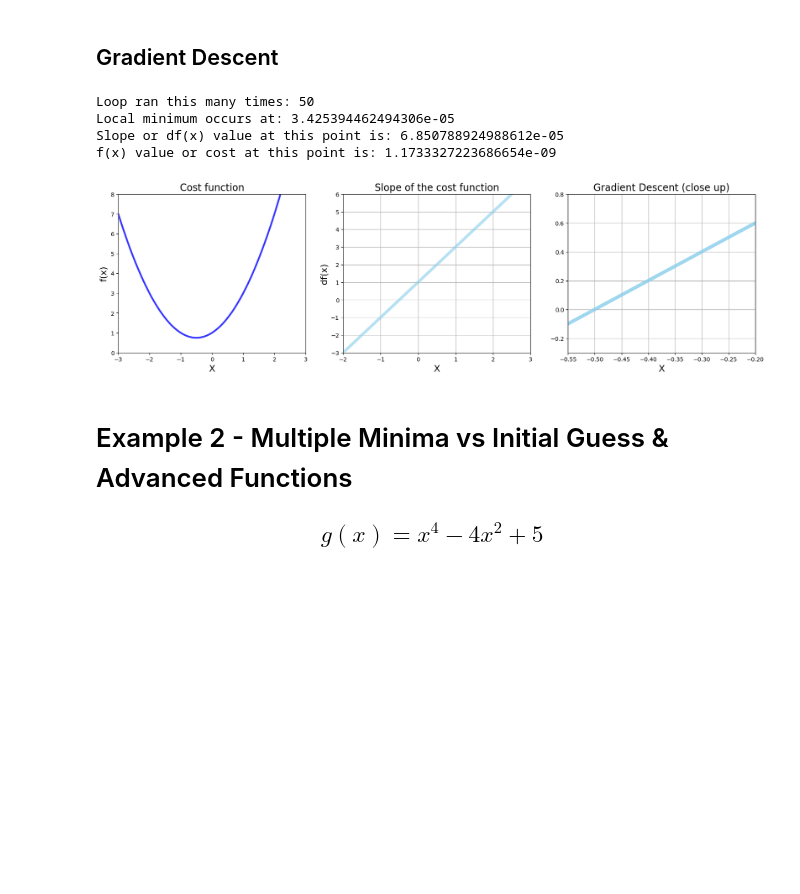
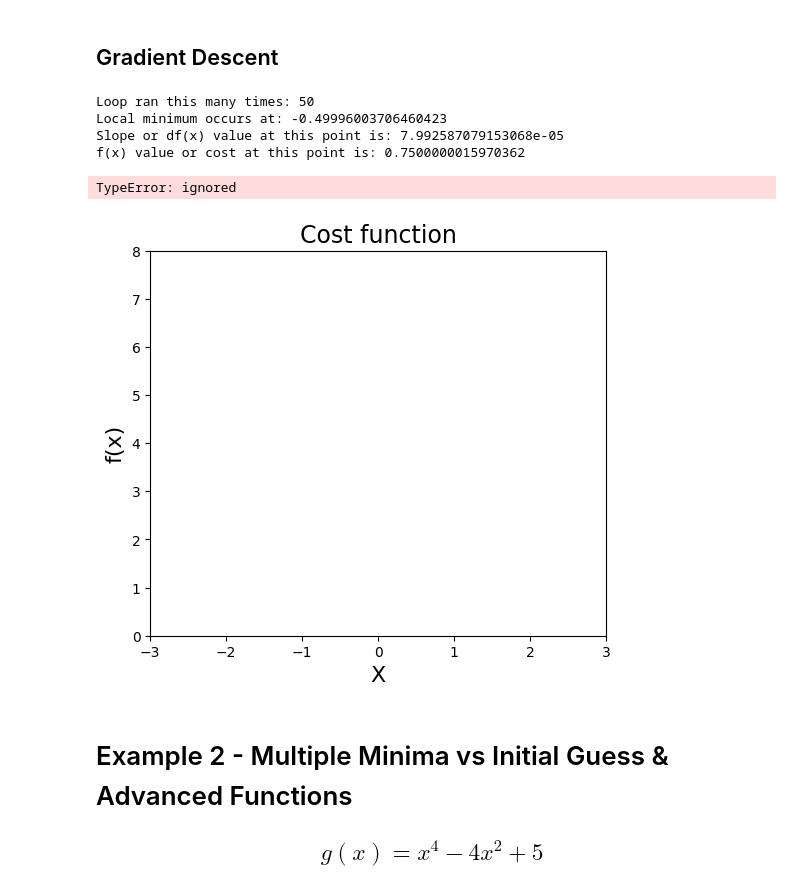
Before and after one commit to Suvarnaa13/FMML-LAB-1, a Jupyter notebook: FMML_2022_Module_04_Project_2024.ipynb, the cells around one changed output. Saved outputs shown, nothing was run; the diff lists cells and outputs as text; code cells hidden in the pictures; blank space fills up the shorter version.

```diff
--- a/FMML_2022_Module_04_Project_2024.ipynb
+++ b/FMML_2022_Module_04_Project_2024.ipynb
@@ -86,6 +86,14 @@ plt.show()
 # %% [markdown]
 ## Gradient Descent
 # %%
+##########################
+##########################
+
+## TASK-1 : Complete the lines of code wherever marked as [REQUIRED] in this cell.
+
+##########################
+##########################
+
 # Gradient Descent
 new_x = 3
 previous_x = 0
@@ -97,12 +105,14 @@ slope_list = [df(new_x)]
 
 for n in range(500):
     previous_x = new_x
-    gradient = df(new_x)
-    new_x = previous_x - step_multiplier * gradient
+    gradient =  df(previous_x)## [REQUIRED]
+    new_x = previous_x-step_multiplier*gradient## [REQUIRED]
 
     step_size = abs(new_x - previous_x)
+    # print(step_size)
+
     x_list.append(new_x)
-    slope_list.append(df(new_x))
+    slope_list.append## [REQUIRED])
 
     if step_size < precision:
         print('Loop ran this many times:', n)
@@ -113,9 +123,9 @@ print('Slope or df(x) value at this point is:', df(new_x))
 print('f(x) value or cost at this point is:', f(new_x))
 # %% [output]
 Loop ran this many times: 50
-Local minimum occurs at: 3.425394462494306e-05
-Slope or df(x) value at this point is: 6.850788924988612e-05
-f(x) value or cost at this point is: 1.1733327223686654e-09
+Local minimum occurs at: -0.49996003706460423
+Slope or df(x) value at this point is: 7.992587079153068e-05
+f(x) value or cost at this point is: 0.7500000015970362
 # %%
 # Superimpose the gradient descent calculations on plot
 
@@ -132,39 +142,43 @@ plt.xlabel('X', fontsize=16)
 plt.ylabel('f(x)', fontsize=16)
 
 plt.plot(x_1, f(x_1), color='blue', linewidth=3, alpha=0.8)
+
 
 values = np.array(x_list)
 plt.scatter(x_list, f(values), color='red', s=100, alpha=0.6)
 
 # 2 Chart: Derivative
 plt.subplot(1, 3, 2)
 
 plt.title('Slope of the cost function', fontsize=17)
 plt.xlabel('X', fontsize=16)
 plt.ylabel('df(x)', fontsize=16)
 plt.grid()
 plt.xlim(-2, 3)
 plt.ylim(-3, 6)
 
 plt.plot(x_1, df(x_1), color='skyblue', linewidth=5, alpha=0.6)
 plt.scatter(x_list, slope_list, color='red', s=100, alpha=0.5)
 
 # 3 Chart: Derivative (Close Up)
 plt.subplot(1, 3, 3)
 
 plt.title('Gradient Descent (close up)', fontsize=17)
 plt.xlabel('X', fontsize=16)
 plt.grid()
 plt.xlim(-0.55, -0.2)
 plt.ylim(-0.3, 0.8)
 
-plt.plot(x_1, df(x_1), color='skyblue', linewidth=6, alpha=0.8)
-plt.scatter(x_list, slope_list, color='red', s=300, alpha=0.6)
+plt.plot(x_1, df(x_1, 0), color='skyblue', linewidth=6)
+plt.scatter(x_list, slope_list, color='red', s=300, alpha=0.5, marker='0')
 
 
 plt.show()
+
+# Superimpose the gradient descent calculations on plot
 # %% [output]
+TypeError: ignored
-[figure, old version]
+[figure, new version]
 # %% [markdown]
 # Example 2 - Multiple Minima vs Initial Guess & Advanced Functions
 
```
Also changed, not shown: parts of 31 cells of this notebook.
